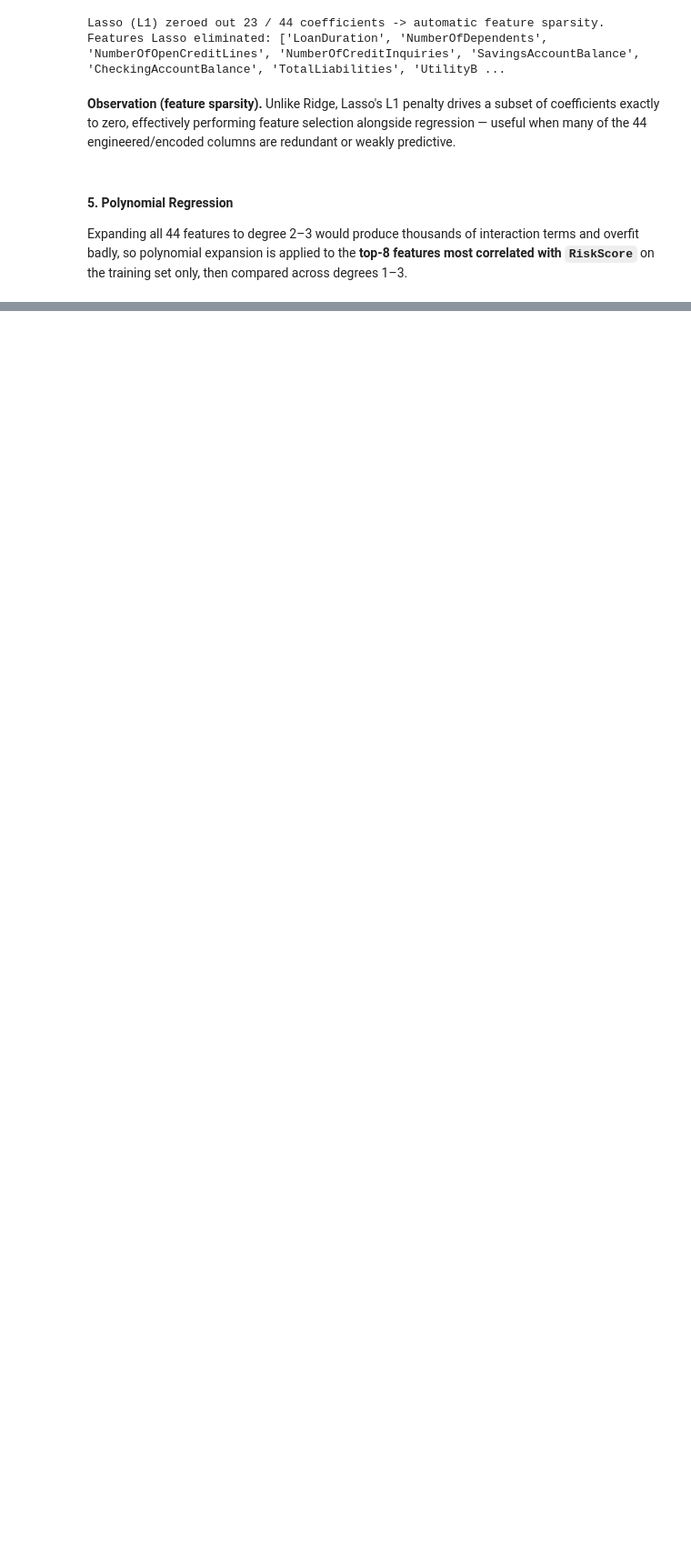
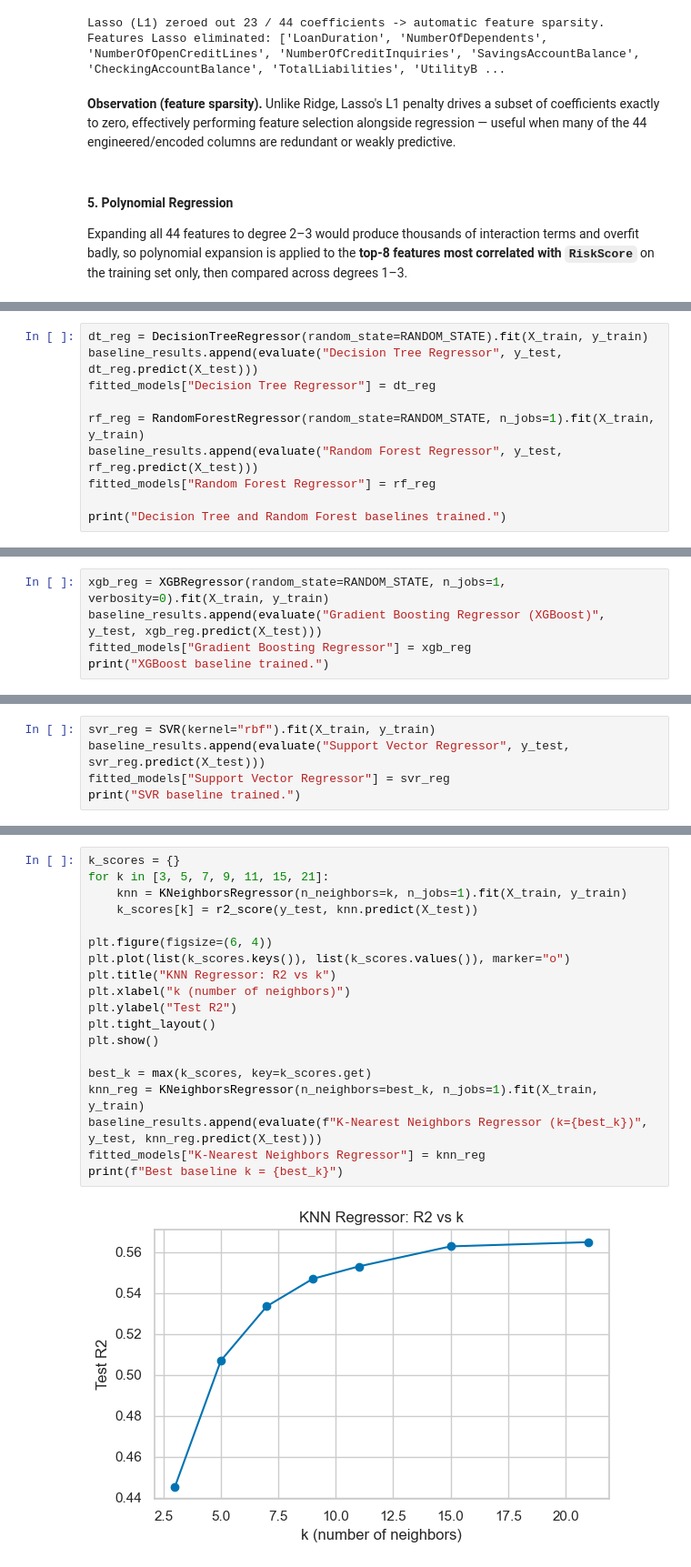
Before and after one commit to Isvarr/capstone_ml, a Jupyter notebook: credit_risk_regression.ipynb, the cells around one changed output, grey strips where cells are left out. Shown at 91% size. Saved outputs shown, nothing was run; the diff lists cells and outputs as text; blank space fills up the shorter version.

```diff
--- a/credit_risk_regression.ipynb
+++ b/credit_risk_regression.ipynb
@@ -677,0 +709,10 @@ Expanding all 44 features to degree 2–3 would produce thousands of interaction
+# %%
+dt_reg = DecisionTreeRegressor(random_state=RANDOM_STATE).fit(X_train, y_train)
+baseline_results.append(evaluate("Decision Tree Regressor", y_test, dt_reg.predict(X_test)))
+fitted_models["Decision Tree Regressor"] = dt_reg
+
+rf_reg = RandomForestRegressor(random_state=RANDOM_STATE, n_jobs=1).fit(X_train, y_train)
+baseline_results.append(evaluate("Random Forest Regressor", y_test, rf_reg.predict(X_test)))
+fitted_models["Random Forest Regressor"] = rf_reg
+
+print("Decision Tree and Random Forest baselines trained.")
@@ -677,0 +723,5 @@ Expanding all 44 features to degree 2–3 would produce thousands of interaction
+# %%
+xgb_reg = XGBRegressor(random_state=RANDOM_STATE, n_jobs=1, verbosity=0).fit(X_train, y_train)
+baseline_results.append(evaluate("Gradient Boosting Regressor (XGBoost)", y_test, xgb_reg.predict(X_test)))
+fitted_models["Gradient Boosting Regressor"] = xgb_reg
+print("XGBoost baseline trained.")
@@ -677,0 +734,5 @@ Expanding all 44 features to degree 2–3 would produce thousands of interaction
+# %%
+svr_reg = SVR(kernel="rbf").fit(X_train, y_train)
+baseline_results.append(evaluate("Support Vector Regressor", y_test, svr_reg.predict(X_test)))
+fitted_models["Support Vector Regressor"] = svr_reg
+print("SVR baseline trained.")
@@ -677,0 +745,21 @@ Expanding all 44 features to degree 2–3 would produce thousands of interaction
+# %%
+k_scores = {}
+for k in [3, 5, 7, 9, 11, 15, 21]:
+    knn = KNeighborsRegressor(n_neighbors=k, n_jobs=1).fit(X_train, y_train)
+    k_scores[k] = r2_score(y_test, knn.predict(X_test))
+
+plt.figure(figsize=(6, 4))
+plt.plot(list(k_scores.keys()), list(k_scores.values()), marker="o")
+plt.title("KNN Regressor: R2 vs k")
+plt.xlabel("k (number of neighbors)")
+plt.ylabel("Test R2")
+plt.tight_layout()
+plt.show()
+
+best_k = max(k_scores, key=k_scores.get)
+knn_reg = KNeighborsRegressor(n_neighbors=best_k, n_jobs=1).fit(X_train, y_train)
+baseline_results.append(evaluate(f"K-Nearest Neighbors Regressor (k={best_k})", y_test, knn_reg.predict(X_test)))
+fitted_models["K-Nearest Neighbors Regressor"] = knn_reg
+print(f"Best baseline k = {best_k}")
+# %% [output]
+[figure, added]
```
Also changed, not shown: parts of 12 cells of this notebook.
